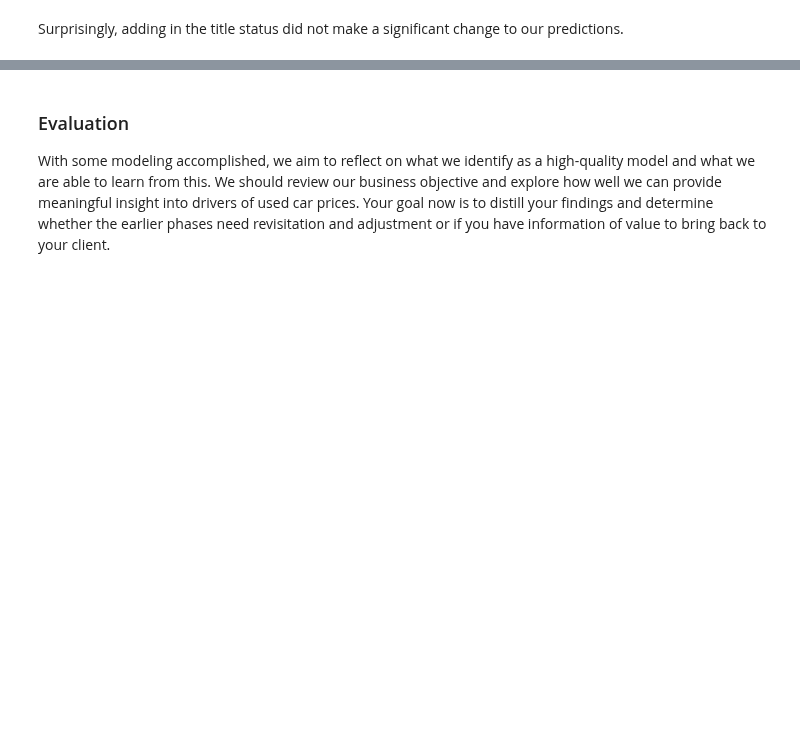
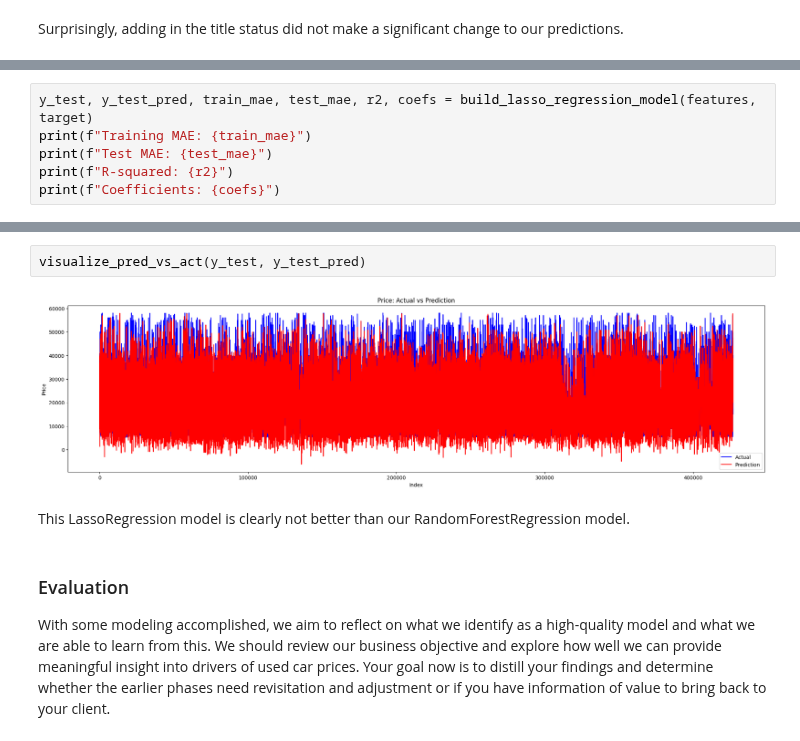
Before and after one commit to dslapelis/ML-AI-11.1, a Jupyter notebook: prompt_II.ipynb, the cells around one changed output, grey strips where cells are left out. Saved outputs shown, nothing was run; the diff lists cells and outputs as text; blank space fills up the shorter version.

```diff
--- a/prompt_II.ipynb
+++ b/prompt_II.ipynb
@@ -356,0 +399,6 @@ Surprisingly, adding in the title status did not make a significant change to ou
+# %%
+y_test, y_test_pred, train_mae, test_mae, r2, coefs = build_lasso_regression_model(features, target)
+print(f"Training MAE: {train_mae}")
+print(f"Test MAE: {test_mae}")
+print(f"R-squared: {r2}")
+print(f"Coefficients: {coefs}")
@@ -357,3 +425,9 @@ Surprisingly, adding in the title status did not make a significant change to ou
+# %%
+visualize_pred_vs_act(y_test, y_test_pred)
+# %% [output]
+[figure, added]
+# %% [markdown]
+This LassoRegression model is clearly not better than our RandomForestRegression model.
 # %% [markdown]
 ### Evaluation
 
```
Also changed, not shown: parts of 21 cells of this notebook.
